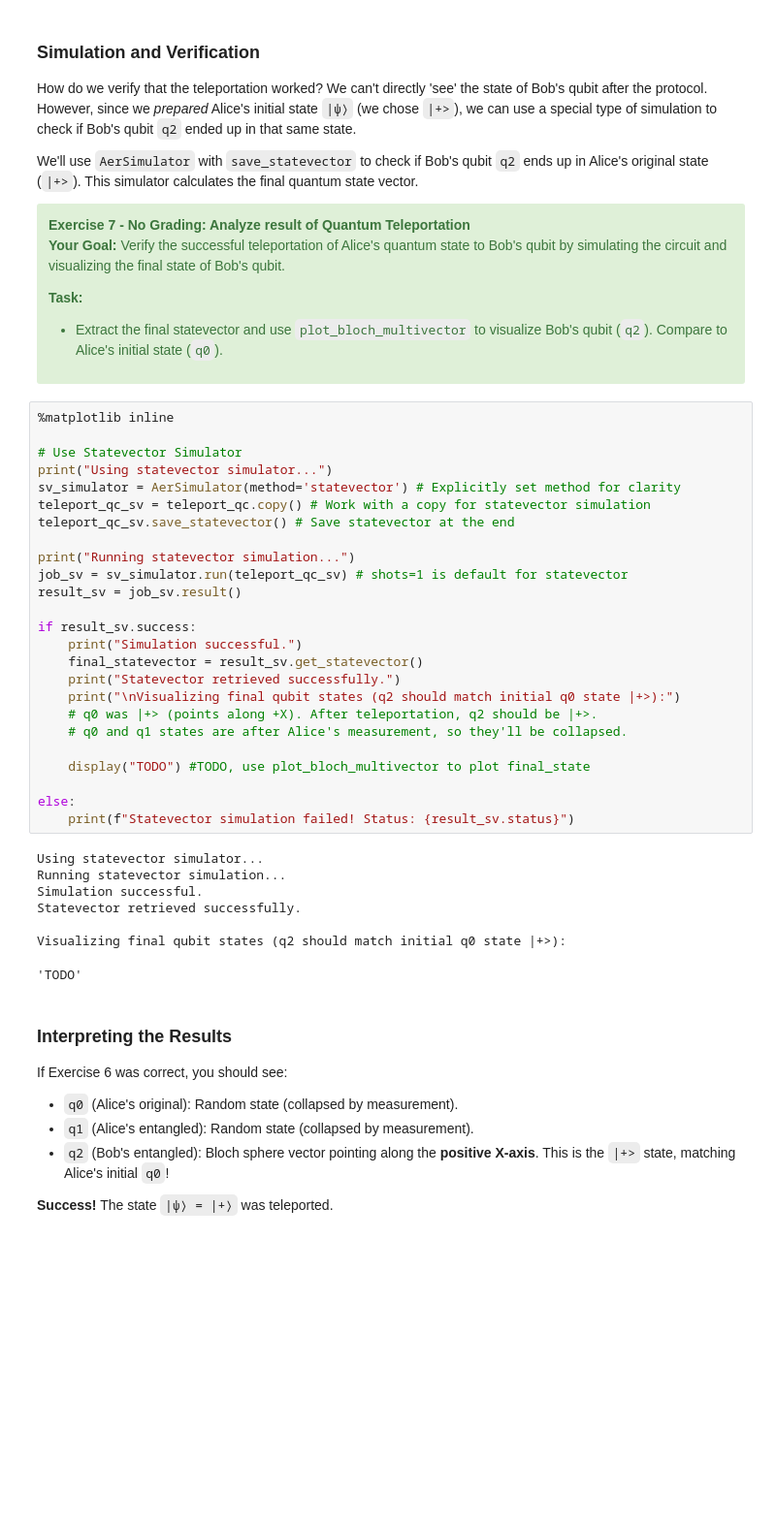
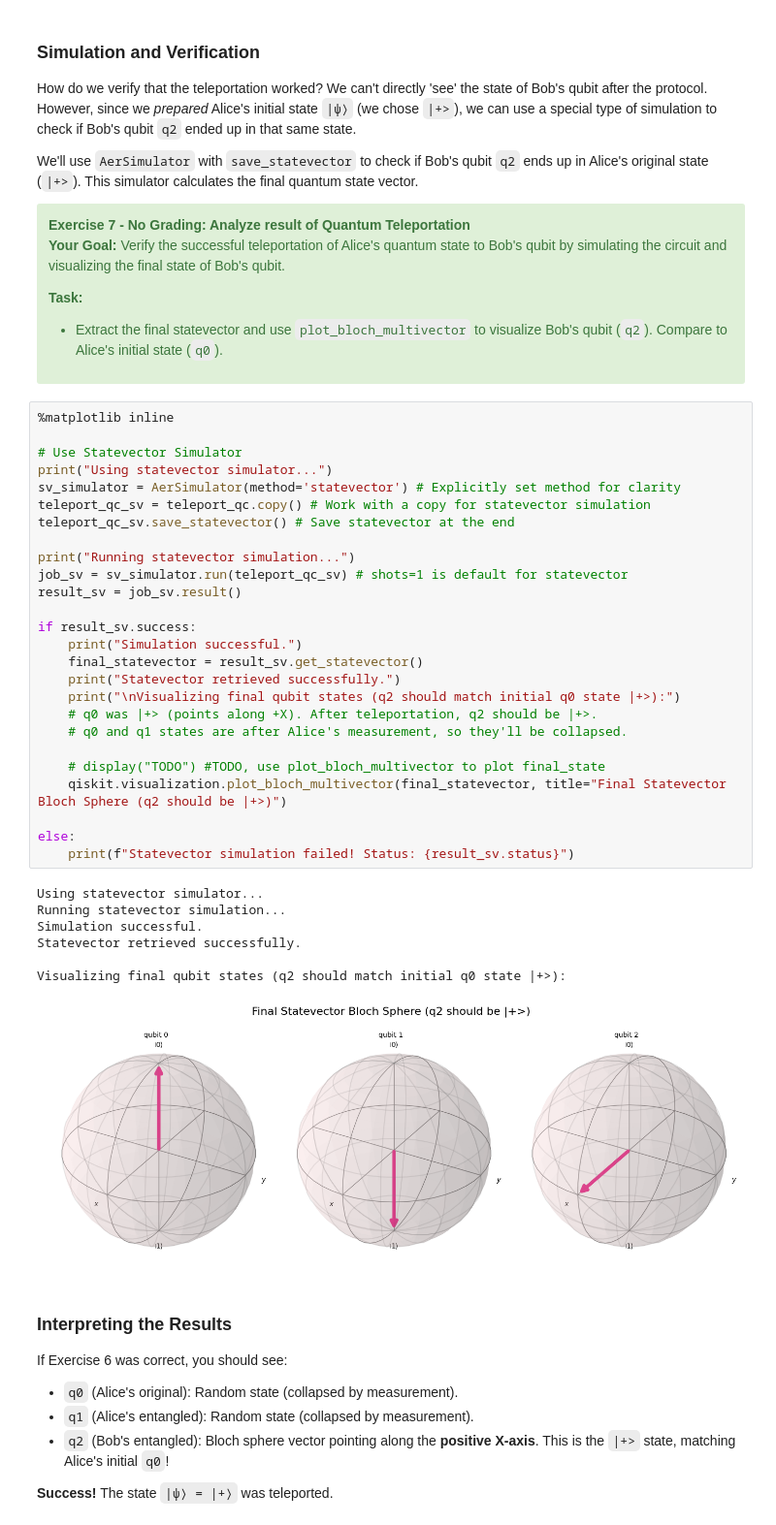
Before and after one commit to Kaustav-007/qgss-2025, a Jupyter notebook: lab-1/lab1.ipynb, the cells around one changed output. Shown at 97% size. Saved outputs shown, nothing was run; the diff lists cells and outputs as text; blank space fills up the shorter version.

```diff
--- a/lab-1/lab1.ipynb
+++ b/lab-1/lab1.ipynb
@@ -1316,35 +1328,36 @@ We'll use `AerSimulator` with `save_statevector` to check if Bob's qubit `q2` en
 %matplotlib inline
 
 # Use Statevector Simulator
 print("Using statevector simulator...")
 sv_simulator = AerSimulator(method='statevector') # Explicitly set method for clarity
 teleport_qc_sv = teleport_qc.copy() # Work with a copy for statevector simulation
 teleport_qc_sv.save_statevector() # Save statevector at the end
 
 print("Running statevector simulation...")
 job_sv = sv_simulator.run(teleport_qc_sv) # shots=1 is default for statevector
 result_sv = job_sv.result()
 
 if result_sv.success:
     print("Simulation successful.")
     final_statevector = result_sv.get_statevector()
     print("Statevector retrieved successfully.")
     print("\nVisualizing final qubit states (q2 should match initial q0 state |+>):")
     # q0 was |+> (points along +X). After teleportation, q2 should be |+>.
     # q0 and q1 states are after Alice's measurement, so they'll be collapsed.
 
-    display("TODO") #TODO, use plot_bloch_multivector to plot final_state
+    # display("TODO") #TODO, use plot_bloch_multivector to plot final_state
+    qiskit.visualization.plot_bloch_multivector(final_statevector, title="Final Statevector Bloch Sphere (q2 should be |+>)")
 
 else:
     print(f"Statevector simulation failed! Status: {result_sv.status}")
 # %% [output]
 Using statevector simulator...
 Running statevector simulation...
 Simulation successful.
 Statevector retrieved successfully.
 
 Visualizing final qubit states (q2 should match initial q0 state |+>):
-'TODO'
+[figure, added]
 # %% [markdown]
 ### Interpreting the Results
 
```
Also changed, not shown: parts of 22 cells of this notebook.
